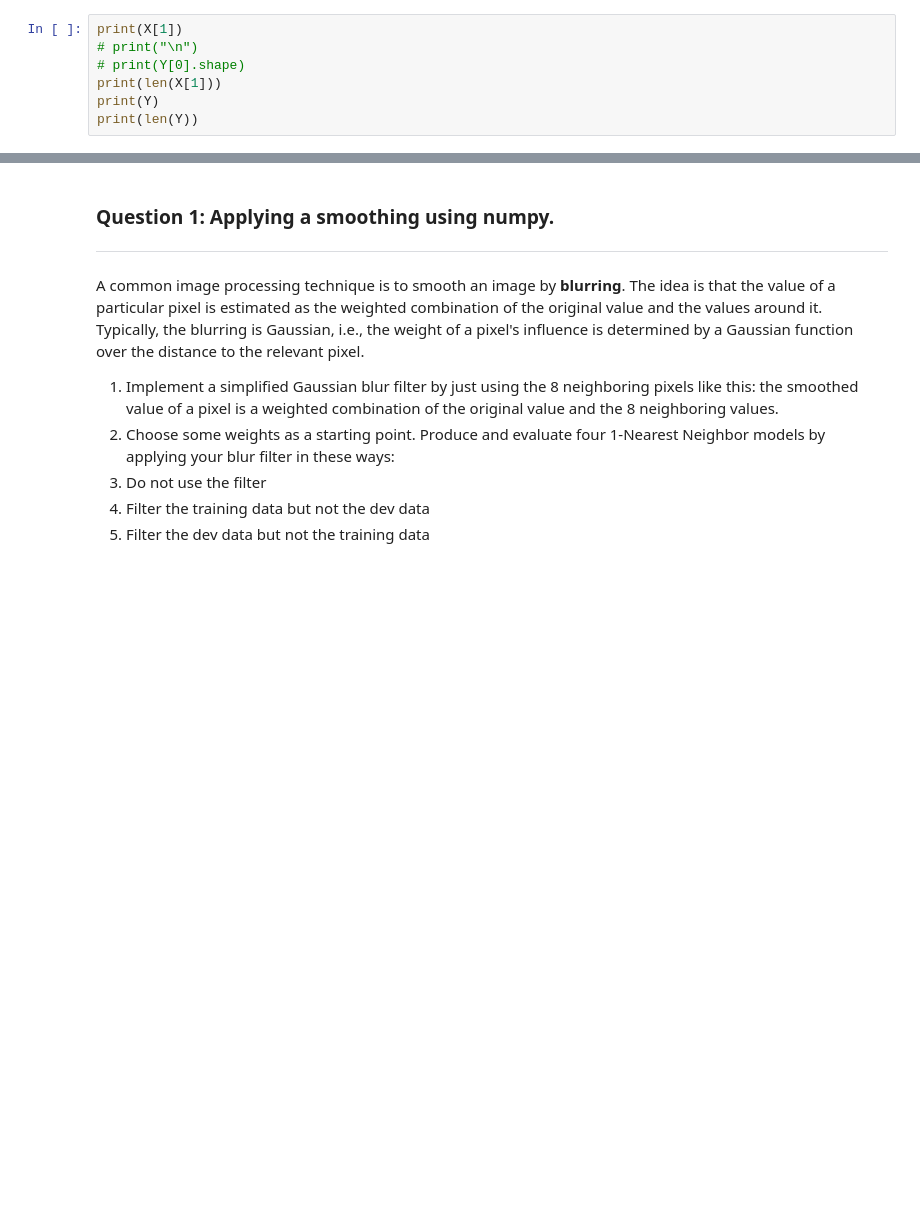
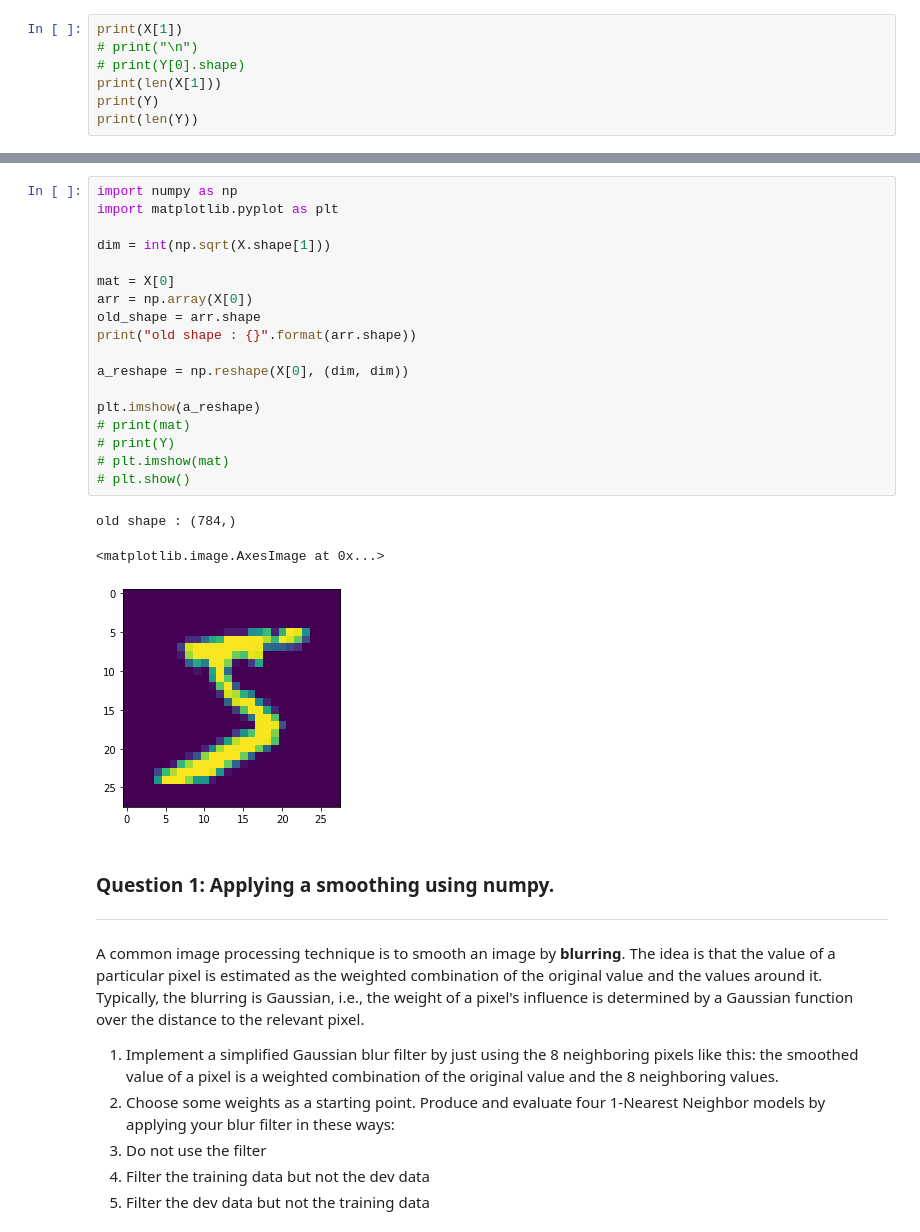
Before and after one commit to marciayyl/w207, a Jupyter notebook: Marcia(Yiying)_Liu_project2.ipynb, the cells around one changed output, grey strips where cells are left out. Saved outputs shown, nothing was run; the diff lists cells and outputs as text; blank space fills up the shorter version.

```diff
--- a/Marcia(Yiying)_Liu_project2.ipynb
+++ b/Marcia(Yiying)_Liu_project2.ipynb
@@ -99,3 +186,25 @@ print(len(Y))
+# %%
+import numpy as np
+import matplotlib.pyplot as plt
+
+dim = int(np.sqrt(X.shape[1]))
+
+mat = X[0]
+arr = np.array(X[0])
+old_shape = arr.shape
+print("old shape : {}".format(arr.shape))
+
+a_reshape = np.reshape(X[0], (dim, dim))
+
+plt.imshow(a_reshape)
+# print(mat)
+# print(Y)
+# plt.imshow(mat)
+# plt.show()
+# %% [output]
+old shape : (784,)
+<matplotlib.image.AxesImage at 0x...>
+[figure, added]
 # %% [markdown]
 ### Question 1: Applying a smoothing using numpy.
 ---
```
Also changed, not shown: parts of 8 cells of this notebook.
